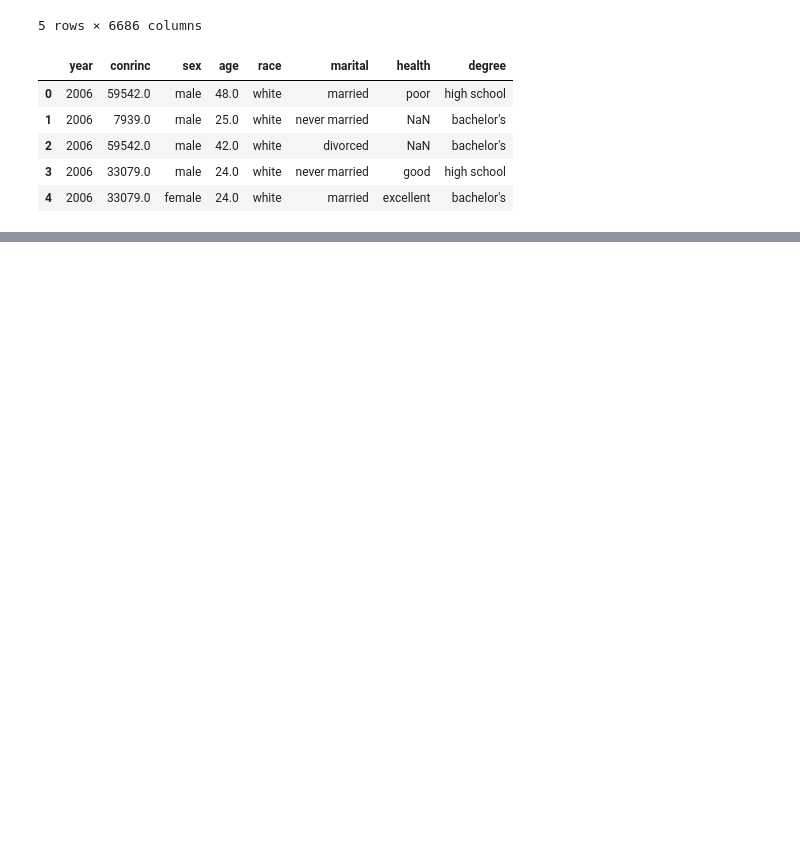
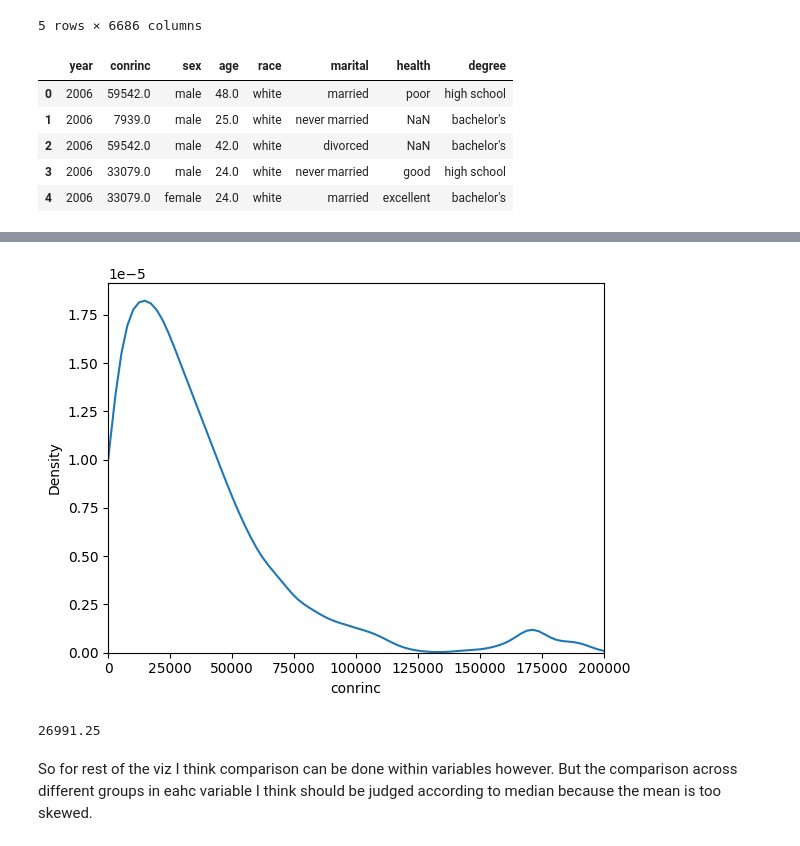
Before and after one commit to tiffanybuii/project_gss, a Jupyter notebook: get_gss.ipynb, the cells around one changed output, grey strips where cells are left out. Saved outputs shown, nothing was run; the diff lists cells and outputs as text; code cells hidden in the pictures; blank space fills up the shorter version.

```diff
--- a/get_gss.ipynb
+++ b/get_gss.ipynb
@@ -194,0 +217,16 @@ data.head()
+# %%
+sns.kdeplot(df['conrinc'])
+plt.xlim(0, 200000)
+plt.show() #Exclduing reported income of 200k-400k to get a better understanding
+#Just like histogram, reveals a curve weighted towards the right indicating
+# the mean is likely skewed to a higher value. Median is likely better interpretation
+# %% [output]
+[figure, added]
+# %%
+data['conrinc'].median()
+#About 11,000 lower which is not surpring after seeing denisty and hist plot
+#Median will be used as the measure of comparison instead
+# %% [output]
+26991.25
+# %% [markdown]
+So for rest of the viz I think comparison can be done within variables however. But the comparison across different groups in eahc variable I think should be judged according to median because the mean is too skewed.
```
Also changed, not shown: parts of 5 cells of this notebook.
